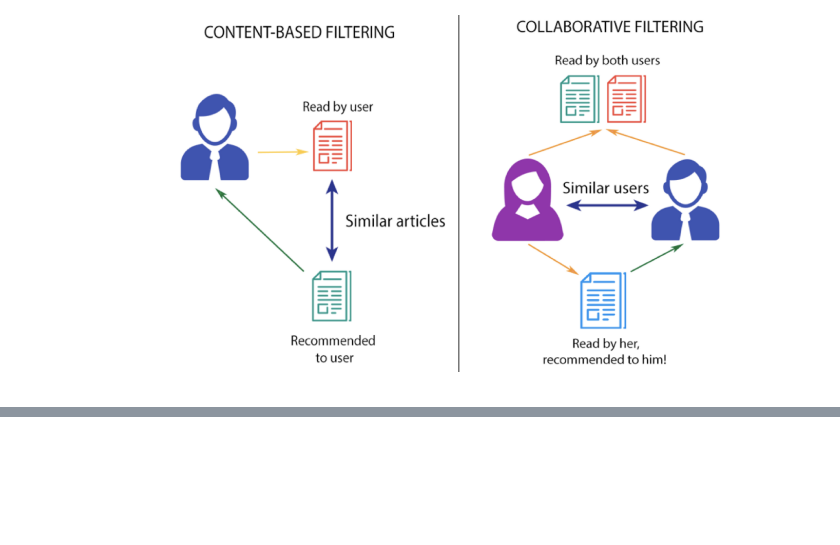
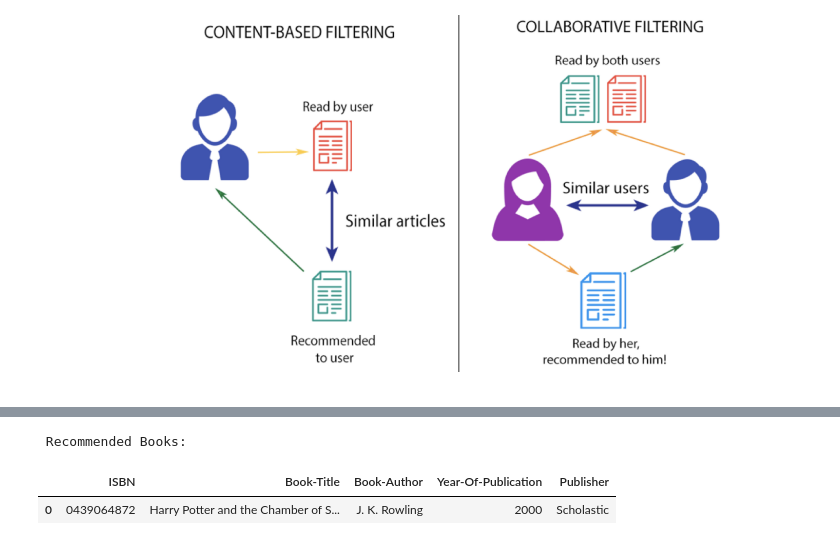
Before and after one commit to satendra-p/book_recommendation_system_, a Jupyter notebook: Book_Recommendation_System_Unsupervised_ML.ipynb, the cells around one changed output, grey strips where cells are left out. Drawn from its saved outputs; the diff is of its cells as text; code cells hidden in the pictures; blank space fills up the shorter version.

```diff
--- a/Book_Recommendation_System_Unsupervised_ML.ipynb
+++ b/Book_Recommendation_System_Unsupervised_ML.ipynb
@@ -907,0 +993,9 @@ Selecting books with total ratings equals to or more than 50 (Because of availab
+# %%
+popularity_threshold = 50
+
+user_count = dataset1['User-ID'].value_counts()
+data = dataset1[dataset1['User-ID'].isin(user_count[user_count >= popularity_threshold].index)]
+rat_count = data['Book-Rating'].value_counts()
+data = data[data['Book-Rating'].isin(rat_count[rat_count >= popularity_threshold].index)]
+
+matrix = data.pivot_table(index='User-ID', columns='ISBN', values = 'Book-Rating').fillna(0)
@@ -907,0 +1014,14 @@ Selecting books with total ratings equals to or more than 50 (Because of availab
+# %%
+isbn = books.loc[books['Book-Title'] == bookName].reset_index(drop = True).iloc[0]['ISBN']
+row = matrix[isbn]
+correlation = pd.DataFrame(matrix.corrwith(row), columns = ['Pearson Corr'])
+corr = correlation.join(average_rating['ratingCount'])
+
+res = corr.sort_values('Pearson Corr', ascending=False).head(number+1)[1:].index
+corr_books = pd.merge(pd.DataFrame(res, columns = ['ISBN']), books, on='ISBN')
+print("\n Recommended Books: \n")
+corr_books
+# %% [output]
+ Recommended Books:
+|  | ISBN | Book-Title | Book-Author | Year-Of-Publication | Publisher |
+| 0 | 0439064872 | Harry Potter and the Chamber of S... | J. K. Rowling | 2000 | Scholastic |
```
Also changed, not shown: parts of 9 cells of this notebook.
